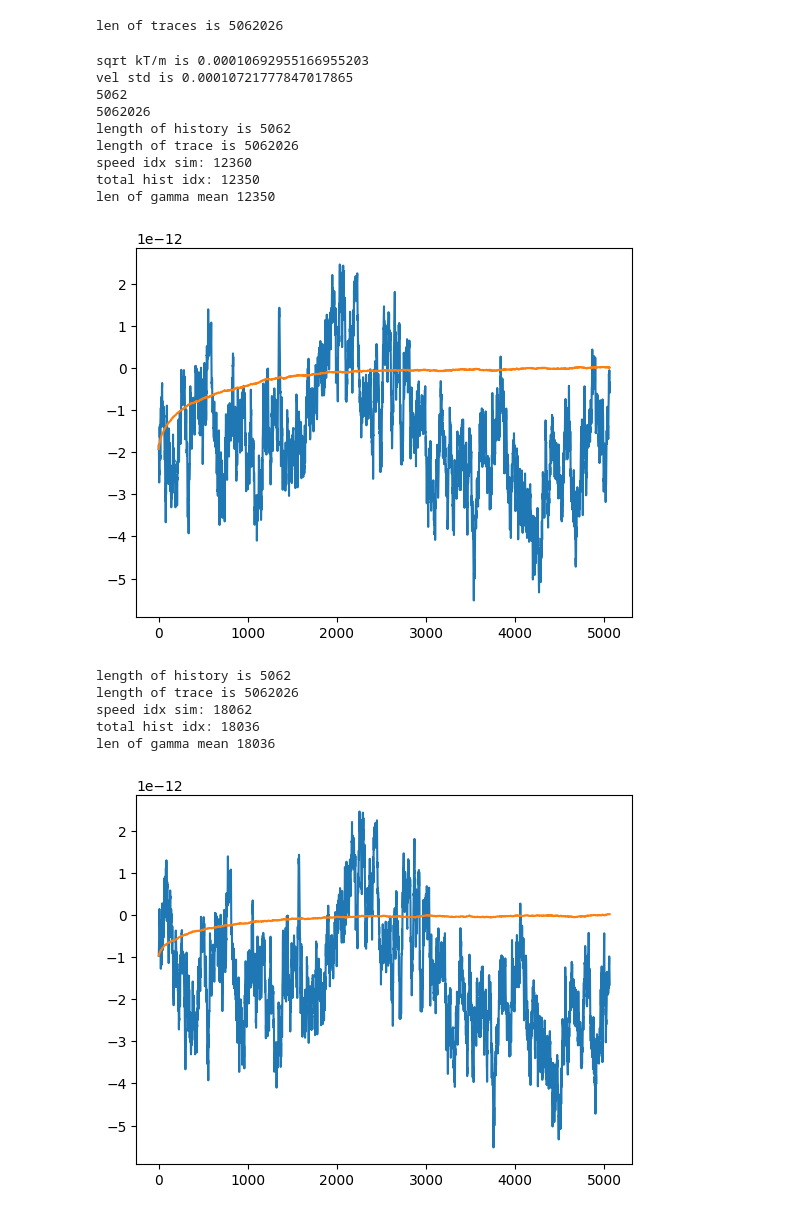
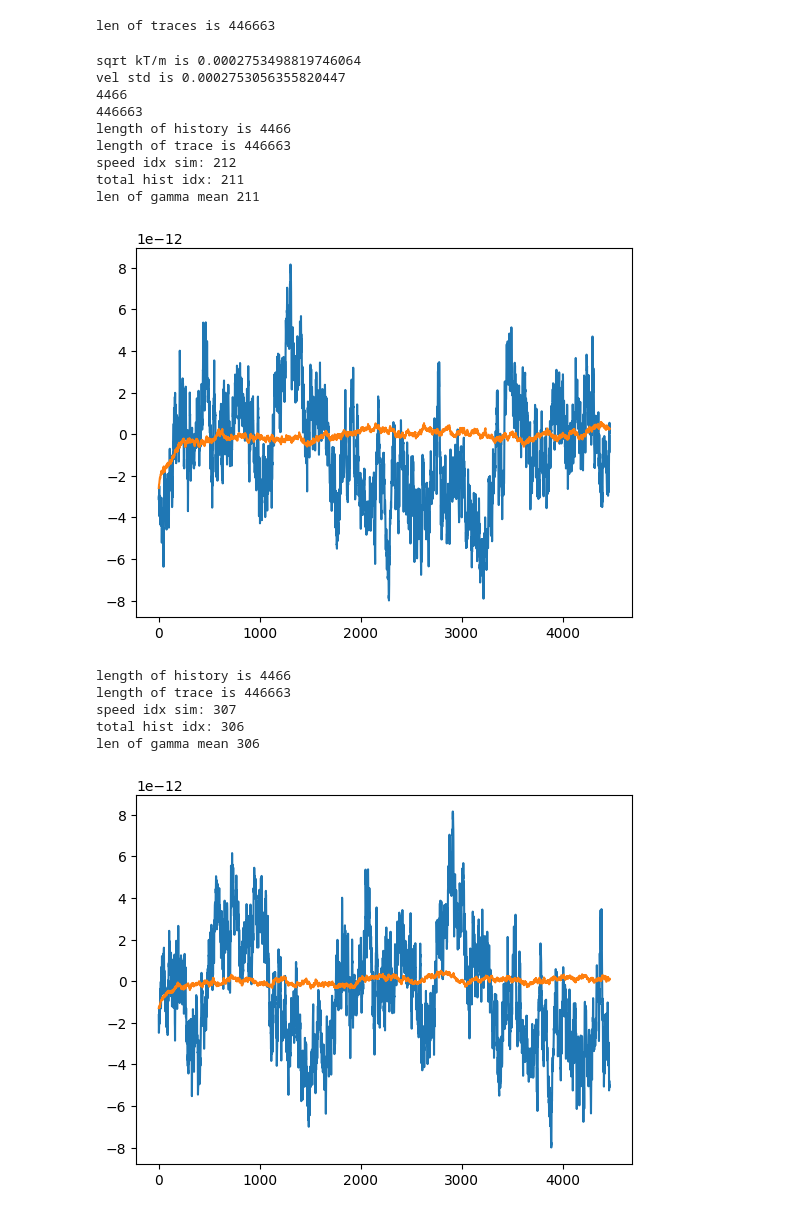
Before and after one commit to mcthumann/Brownian_Data_Analysis, a Jupyter notebook: polished_scripts/MemoryTerm.ipynb, the cells around one changed output. Drawn from its saved outputs; the diff is of its cells as text; code cells hidden in the pictures.

Commit message:
memory term

```diff
--- a/polished_scripts/MemoryTerm.ipynb
+++ b/polished_scripts/MemoryTerm.ipynb
@@ -5,7 +5,7 @@ from scipy import integrate
 import pandas as pd
 from scipy import constants
 
-r =  2.6392235755368e-06
+r =  1.4048115940347137e-06
 temp = 293
 rho = 4200
 rho_f = 789
@@ -17,7 +17,7 @@ mass = 4/3 *np.pi *r**3*rho + 2/3 *np.pi *r**3*rho_f
 chunksize = 10 ** 6  # Adjust chunk size based on your memory availability
 chunks = []
 
-for chunk in pd.read_csv(r'C:\Users\Cole Thumann\Desktop\Lab_Repos\MarkovianEmbedding\position_velocity_data.csv', chunksize=chunksize, low_memory=False):
+for chunk in pd.read_csv(r'C:\Users\mct2723\Desktop\Repos\MarkovianEmbedding\position_velocity_data.csv', chunksize=chunksize, low_memory=False):
     # process each chunk individually or filter/aggregate it
     chunks.append(chunk)
 
@@ -37,7 +37,7 @@ for i in range(len(position_cols)):
 # print(f"Positions shape: {positions_sim.shape}")
 # print(f"Velocities shape: {velocities_sim.shape}")
 
-bin_num_sim = 10
+bin_num_sim = 40
 fs_sim = 1/(timestep_sim * bin_num_sim)
 
 def bin_data(series, bin_size):
@@ -58,7 +58,7 @@ for trace in velocities_sim:
     series = bin_data(trace, bin_num_sim)
     v_traces_sim.append(series)
 # %% [output]
-len of traces is 5062026
+len of traces is 446663
 # %%
 from scipy.integrate import simpson
 from scipy.integrate import cumulative_simpson
@@ -67,7 +67,7 @@ print("sqrt kT/m is " + str(np.sqrt(constants.k*temp/mass)))
 print("vel std is " + str(np.std(v_traces_sim[0])))
 # SIM PART 2
 vos = [-1, -.5, 0, .5, 1]
-tol = .005
+tol = .001
 
 far = -4
 close = -7.5
@@ -75,7 +75,7 @@ close = -7.5
 print(int(10**far*fs_sim))
 print(len(v_traces_sim[0]))
 
-times = np.logspace(close, far, 200)
+times = np.logspace(close, far, 500)
 
 far_boundary = 10**(far)
 close_boundary = 10**(close)
@@ -84,9 +84,9 @@ hist_len = int(far_boundary*fs_sim)
 
 sim_histories = []
 first = True
-all_decays_integrals = []
+all_forward_basset_by_parts = []
 all_gamma = []
-all_basset_integrals = []
+all_by_parts_hist_basset_integrals = []
 
 # integrand = v / t**(1.5)
 
@@ -95,12 +95,12 @@ for speed in vos:
     print("length of history is " + str(hist_len) )
     print("length of trace is " + str(len(v_traces_sim[0])))
     speed_histories = []
-    decays_integrals_of_speed = []
-    bassets_integrals_of_speed = []
+    forward_basset_by_parts_main = []
+    by_parts_hist_bassets_integrals_of_speed = []
     gamma_func_of_speed = []
     for i in range(len(traces_sim)):
-        v_tolerance = (speed * np.std(v_traces_sim[i]))
-        speed_tolerance = tol * np.std(v_traces_sim[i])
+        v_tolerance = (speed * np.sqrt(constants.k*temp/mass))
+        speed_tolerance = tol * np.sqrt(constants.k*temp/mass)
         v_indices = np.where((v_traces_sim[i] < v_tolerance + speed_tolerance) & (v_traces_sim[i] > v_tolerance - speed_tolerance))[0]
         print("speed idx sim: " + str(len(v_indices)))
 
@@ -114,19 +114,22 @@ for speed in vos:
         for idx in hist_idx:
             v = v_traces_sim[i][idx - hist_len: idx][::-1]
             t_hist = np.linspace(0, far_boundary, len(v)) #np.arange(int(close_boundary*fs_sim), hist_len + 1)*(1/fs_sim)
-            decay_integrals = []
-            basset_integrals = []
+            forward_basset_by_parts = []
+            by_parts_hist_basset_integrals = []
 
             for t in times:
                 integrand = v / (2*(t+t_hist)**(1.5))
+
                 total = simpson(integrand, x=t_hist)
-                decay_integrals.append(total)
+                forward_basset_by_parts.append(total)
 
                 v_forward = v_traces_sim[i][idx: idx + int(t*fs_sim)]
                 t_forward = np.arange(int(t*fs_sim))/fs_sim
+
                 integrand_forward = v_forward/(2*(t-t_forward)**(1.5))
                 total_forward = simpson(integrand_forward, x=t_forward)
-                basset_integrals.append(total_forward)
+
+                by_parts_hist_basset_integrals.append(total_forward)
             #
             # if first:
             #     plt.plot(times, 6*r**2*np.sqrt(np.pi * eta * rho_f)*np.array(decay_integrals))
@@ -134,9 +137,9 @@ for speed in vos:
             #     plt.xscale('log')
             #     plt.show()
 
-            decays_integrals_of_speed.append(decay_integrals)
-            bassets_integrals_of_speed.append(basset_integrals)
-            gamma_func_of_speed.append(6*np.pi*r*eta*v_traces_sim[i][idx:idx+int(10**far*fs_sim)])
+            forward_basset_by_parts_main.append(forward_basset_by_parts)
+            by_parts_hist_bassets_integrals_of_speed.append(by_parts_hist_basset_integrals)
+            gamma_func_of_speed.append(6*np.pi*r*eta*v_traces_sim[i][idx+int(10**close*fs_sim):idx+int(10**far*fs_sim)])
             # integrand2 = v / (2*(t_hist)**(1.5))
             # total = simps(integrand2, t_hist)
             # cumlutive = cumtrapz(integrand2, t_hist)
@@ -145,48 +148,49 @@ for speed in vos:
             # if first:
             #     plt.plot(t_hist, v*1000, label = "scaled velocity")
             #     plt.plot(t_hist[1:], cumlutive, label = "cumulative integral")
             #     plt.axhline(total, label = "total integral")
             #     plt.xscale('log')
             #     plt.legend()
             #     plt.title("Log Scale")
             #     plt.show()
             #     plt.plot(t_hist, v*1000, label = "scaled velocity")
             #     plt.plot(t_hist[1:], cumlutive, label = "cumulative integral")
             #     plt.axhline(total, label = "total integral")
             #     plt.xscale('linear')
             #     plt.legend()
             #     plt.title("Linear Scale")
             #     plt.show()
             #     first = False
     # sim_histories.append(speed_histories)
+
     print("len of gamma mean " + str(len(gamma_func_of_speed)))
     plt.plot(gamma_func_of_speed[0])
     plt.plot(np.mean(gamma_func_of_speed, axis=0))
     plt.show()
     all_gamma.append(np.mean(gamma_func_of_speed, axis=0))
-    all_decays_integrals.append(decays_integrals_of_speed)
-    all_basset_integrals.append(bassets_integrals_of_speed)
+    all_forward_basset_by_parts.append(forward_basset_by_parts_main)
+    all_by_parts_hist_basset_integrals.append(by_parts_hist_bassets_integrals_of_speed)
     # plt.hist(speed_histories, 100)
     # plt.title(f"Speed History {speed} STD")
     # plt.show()
     # print(6*r**2*np.sqrt(np.pi * eta * rho_f))
     # print((mass*v_0))
     # ratio = ((mass*v_0)+6*r**2*np.sqrt(np.pi * eta * rho_f)*np.mean(speed_histories))/(mass*v_0)
     # print("Ratio is " + str(ratio))
 # %% [output]
-sqrt kT/m is 0.00010692955166955203
-vel std is 0.00010721777847017865
-5062
-5062026
-length of history is 5062
-length of trace is 5062026
-speed idx sim: 12360
-total hist idx: 12350
-len of gamma mean 12350
+sqrt kT/m is 0.0002753498819746064
+vel std is 0.0002753056355820447
+4466
+446663
+length of history is 4466
+length of trace is 446663
+speed idx sim: 212
+total hist idx: 211
+len of gamma mean 211
-[figure, old version]
+[figure, new version]
-length of history is 5062
-length of trace is 5062026
-speed idx sim: 18062
-total hist idx: 18036
-len of gamma mean 18036
+length of history is 4466
+length of trace is 446663
+speed idx sim: 307
+total hist idx: 306
+len of gamma mean 306
-[figure, old version]
+[figure, new version]
```
Also changed, not shown: parts of 2 cells of this notebook.
